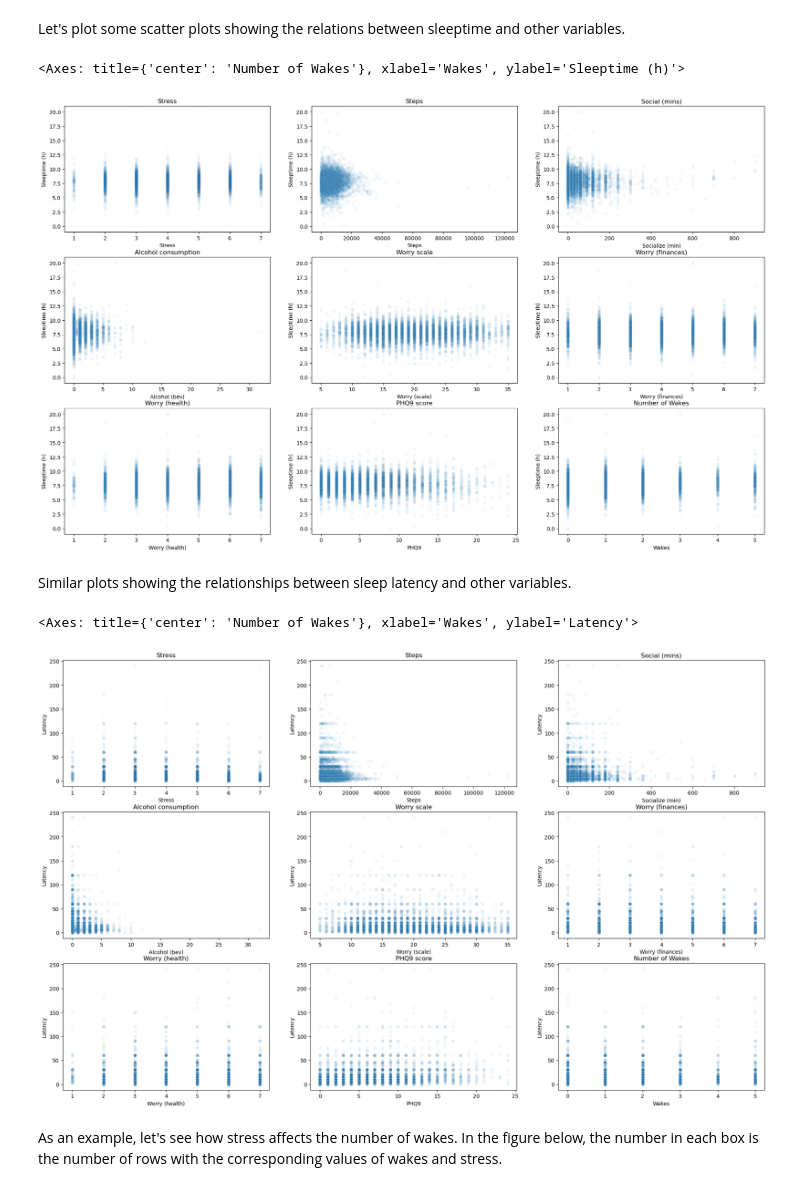
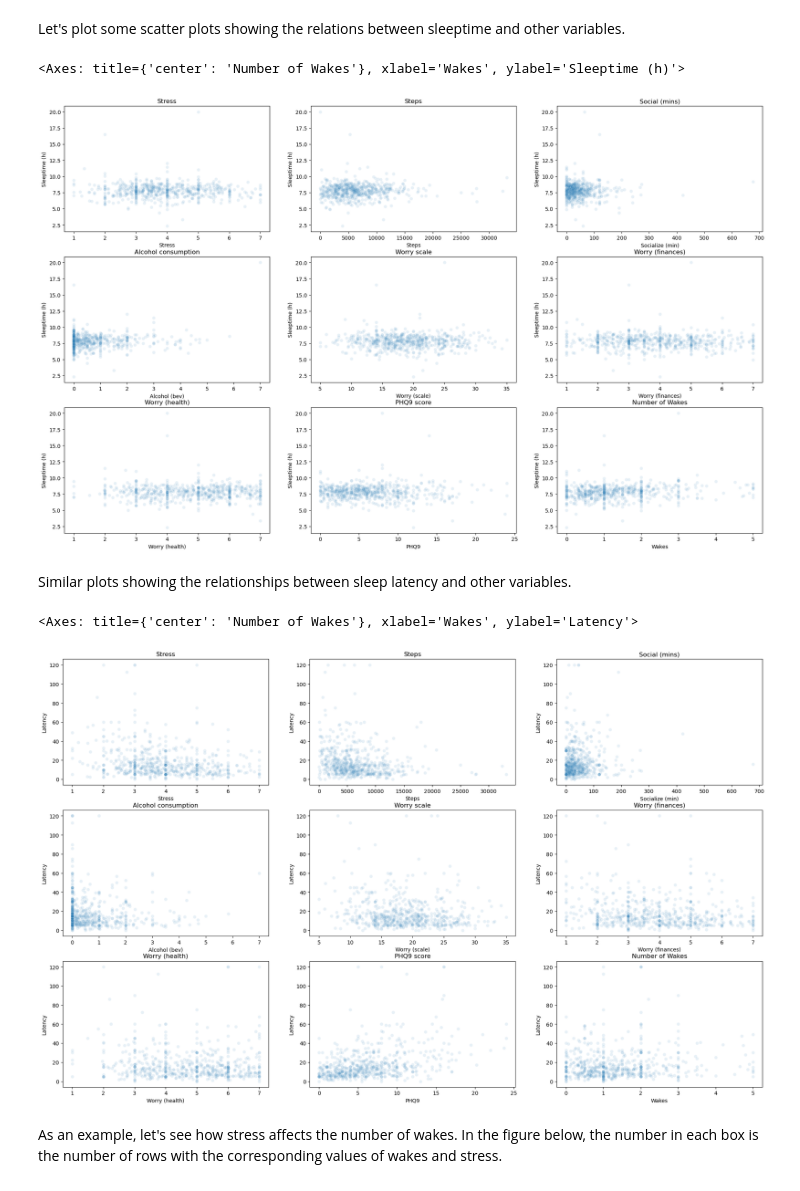
Before and after one commit to heksaani/DataScienceProject, a Jupyter notebook: covid19_dataset/eda_covid19_dataset.ipynb, the cells around one changed output. Cells and saved outputs as stored; diff of their text form; code cells hidden in the pictures.

```diff
--- a/covid19_dataset/eda_covid19_dataset.ipynb
+++ b/covid19_dataset/eda_covid19_dataset.ipynb
@@ -35,14 +17,14 @@ Index(['unique_id', 'record_id', 'redcap_repeat_instrument',
 There are too many columns in the dataframe. Let's pick only the ones that might affect the quality and duration of sleep. Sleeptime, sleep latency and the number of wakes are target variables, since we can take them to be descriptors of sleep quality. The rest are input variables, and we want to investigate how they affect the quality and duration of sleep.
 # %%
 # Choose which columns to pick from the dataset
-column_names = ['sleepdiary_fallasleep', 'sleepdiary_waketime', 'steps', 'socialize_min', 'leave_house', 'people_contact',
+column_names = ['sub_id', 'sleepdiary_fallasleep', 'sleepdiary_waketime', 'steps', 'socialize_min', 'leave_house', 'people_contact',
                 'alcohol_bev', 'exercise', 'stress', 'worry_scale', 'worry_finances', 'worry_health', 'PHQ9', 'PANAS_NA',
                 'PANAS_PA', 'isolation', 'covid_status', 'sleepdiary_sleeplatency', 'sleepdiary_wakes']
 
 df = df[column_names]
 
 # Rename columns
-df = df.rename(columns = {'steps': 'Steps', 'socialize_min': 'Socialize (min)', 'leave_house': 'Leave house',
+df = df.rename(columns = {'sub_id': 'id', 'steps': 'Steps', 'socialize_min': 'Socialize (min)', 'leave_house': 'Leave house',
                           'people_contact': 'People contact', 'alcohol_bev': 'Alcohol (bev)', 'exercise': 'Exercise',
                           'stress': 'Stress', 'worry_scale': 'Worry (scale)', 'worry_finances': 'Worry (finances)',
                           'worry_health': 'Worry (health)', 'PANAS_NA': 'PANAS (NA)', 'PANAS_PA': 'PANAS (PA)',
@@ -107,6 +89,10 @@ df = df[df['Covid-19'] == 0]
 df = df.drop(['Covid-19'], axis = 1)
 # Drop rows containing NaNs
 df = df.dropna()
+
+# Gather unique IDs and group by those
+unique_id = df.id.unique()
+df = df.groupby('id').mean()
 df.describe()
 # %% [output]
 |  | Steps | Socialize (min) | Leave house | People contact | Alcohol (bev) | Exercise | Stress | ... |
@@ -204,45 +180,46 @@ plt.figure(figsize = (24, 20))
 
 rows = 4
 columns = 3
+alpha = 0.1
 
 plt.subplot(rows, columns, 1)
 plt.gca().set_title('Stress')
-sns.scatterplot(x = df['Stress'], y = df['Sleeptime (h)'], alpha = 0.02)
+sns.scatterplot(x = df['Stress'], y = df['Sleeptime (h)'], alpha = alpha)
 
 plt.subplot(rows, columns, 2)
 plt.gca().set_title('Steps')
-sns.scatterplot(x = df['Steps'], y = df['Sleeptime (h)'], alpha = 0.05)
+sns.scatterplot(x = df['Steps'], y = df['Sleeptime (h)'], alpha = alpha)
 
 plt.subplot(rows, columns, 3)
 plt.gca().set_title('Social (mins)')
-sns.scatterplot(x = df['Socialize (min)'], y = df['Sleeptime (h)'], alpha = 0.05)
+sns.scatterplot(x = df['Socialize (min)'], y = df['Sleeptime (h)'], alpha = alpha)
 
 plt.subplot(rows, columns, 4)
 plt.gca().set_title('Alcohol consumption')
-sns.scatterplot(x = df['Alcohol (bev)'], y = df['Sleeptime (h)'], alpha = 0.05)
+sns.scatterplot(x = df['Alcohol (bev)'], y = df['Sleeptime (h)'], alpha = alpha)
 
 plt.subplot(rows, columns, 5)
 plt.gca().set_title('Worry scale')
-sns.scatterplot(x = df['Worry (scale)'], y = df['Sleeptime (h)'], alpha = 0.05)
+sns.scatterplot(x = df['Worry (scale)'], y = df['Sleeptime (h)'], alpha = alpha)
 
 plt.subplot(rows, columns, 6)
 plt.gca().set_title('Worry (finances)')
-sns.scatterplot(x = df['Worry (finances)'], y = df['Sleeptime (h)'], alpha = 0.05)
+sns.scatterplot(x = df['Worry (finances)'], y = df['Sleeptime (h)'], alpha = alpha)
 
 plt.subplot(rows, columns, 7)
 plt.gca().set_title('Worry (health)')
-sns.scatterplot(x = df['Worry (health)'], y = df['Sleeptime (h)'], alpha = 0.05)
+sns.scatterplot(x = df['Worry (health)'], y = df['Sleeptime (h)'], alpha = alpha)
 
 plt.subplot(rows, columns, 8)
 plt.gca().set_title('PHQ9 score')
-sns.scatterplot(x = df['PHQ9'], y = df['Sleeptime (h)'], alpha = 0.05)
+sns.scatterplot(x = df['PHQ9'], y = df['Sleeptime (h)'], alpha = alpha)
 
 plt.subplot(rows, columns, 9)
 plt.gca().set_title('Number of Wakes')
-sns.scatterplot(x = df['Wakes'], y = df['Sleeptime (h)'], alpha = 0.05)
+sns.scatterplot(x = df['Wakes'], y = df['Sleeptime (h)'], alpha = alpha)
 # %% [output]
 <Axes: title={'center': 'Number of Wakes'}, xlabel='Wakes', ylabel='Sleeptime (h)'>
-[figure, old version]
+[figure, new version]
 # %% [markdown]
 Similar plots showing the relationships between sleep latency and other variables.
 # %%
@@ -250,45 +227,46 @@ plt.figure(figsize = (24, 20))
 
 rows = 4
 columns = 3
+alpha = 0.1
 
 plt.subplot(rows, columns, 1)
 plt.gca().set_title('Stress')
-sns.scatterplot(x = df['Stress'], y = df['Latency'], alpha = 0.02)
+sns.scatterplot(x = df['Stress'], y = df['Latency'], alpha = alpha)
 
 plt.subplot(rows, columns, 2)
 plt.gca().set_title('Steps')
-sns.scatterplot(x = df['Steps'], y = df['Latency'], alpha = 0.05)
+sns.scatterplot(x = df['Steps'], y = df['Latency'], alpha = alpha)
 
 plt.subplot(rows, columns, 3)
 plt.gca().set_title('Social (mins)')
-sns.scatterplot(x = df['Socialize (min)'], y = df['Latency'], alpha = 0.05)
+sns.scatterplot(x = df['Socialize (min)'], y = df['Latency'], alpha = alpha)
 
 plt.subplot(rows, columns, 4)
 plt.gca().set_title('Alcohol consumption')
-sns.scatterplot(x = df['Alcohol (bev)'], y = df['Latency'], alpha = 0.05)
+sns.scatterplot(x = df['Alcohol (bev)'], y = df['Latency'], alpha = alpha)
 
 plt.subplot(rows, columns, 5)
 plt.gca().set_title('Worry scale')
-sns.scatterplot(x = df['Worry (scale)'], y = df['Latency'], alpha = 0.05)
+sns.scatterplot(x = df['Worry (scale)'], y = df['Latency'], alpha = alpha)
 
 plt.subplot(rows, columns, 6)
 plt.gca().set_title('Worry (finances)')
-sns.scatterplot(x = df['Worry (finances)'], y = df['Latency'], alpha = 0.05)
+sns.scatterplot(x = df['Worry (finances)'], y = df['Latency'], alpha = alpha)
 
 plt.subplot(rows, columns, 7)
 plt.gca().set_title('Worry (health)')
-sns.scatterplot(x = df['Worry (health)'], y = df['Latency'], alpha = 0.05)
+sns.scatterplot(x = df['Worry (health)'], y = df['Latency'], alpha = alpha)
 
 plt.subplot(rows, columns, 8)
 plt.gca().set_title('PHQ9 score')
-sns.scatterplot(x = df['PHQ9'], y = df['Latency'], alpha = 0.05)
+sns.scatterplot(x = df['PHQ9'], y = df['Latency'], alpha = alpha)
 
 plt.subplot(rows, columns, 9)
 plt.gca().set_title('Number of Wakes')
-sns.scatterplot(x = df['Wakes'], y = df['Latency'], alpha = 0.05)
+sns.scatterplot(x = df['Wakes'], y = df['Latency'], alpha = alpha)
 # %% [output]
 <Axes: title={'center': 'Number of Wakes'}, xlabel='Wakes', ylabel='Latency'>
-[figure, old version]
+[figure, new version]
 # %% [markdown]
 As an example, let's see how stress affects the number of wakes. In the figure below, the number in each box is the number of rows with the corresponding values of wakes and stress.
 # %%
```
Also changed, not shown: parts of 8 cells of this notebook, 1 other file.
